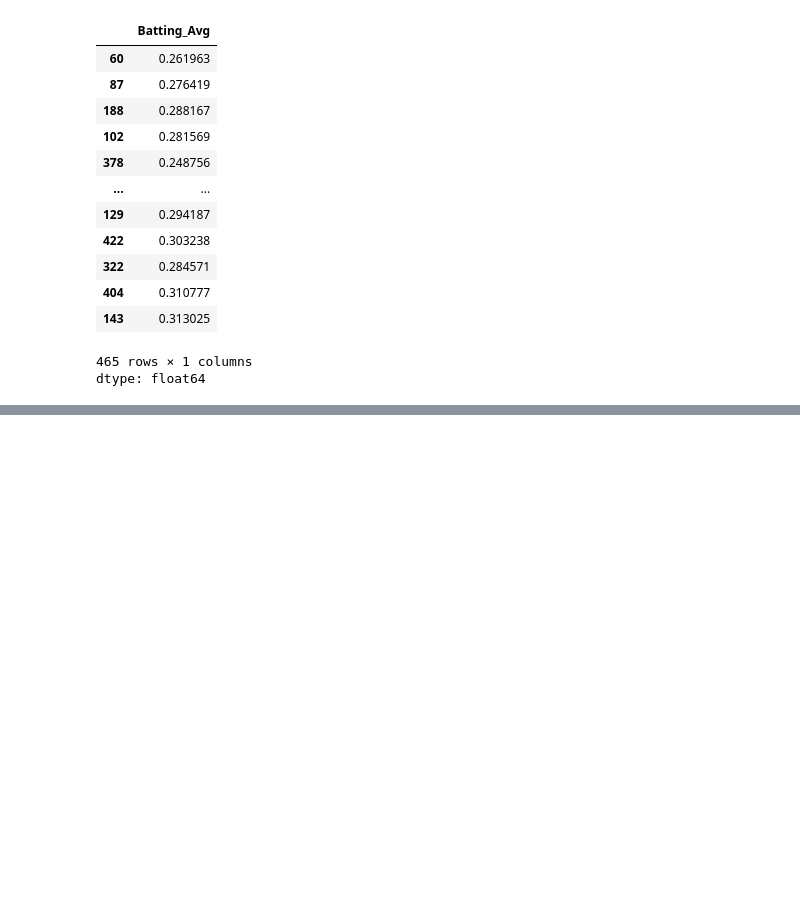
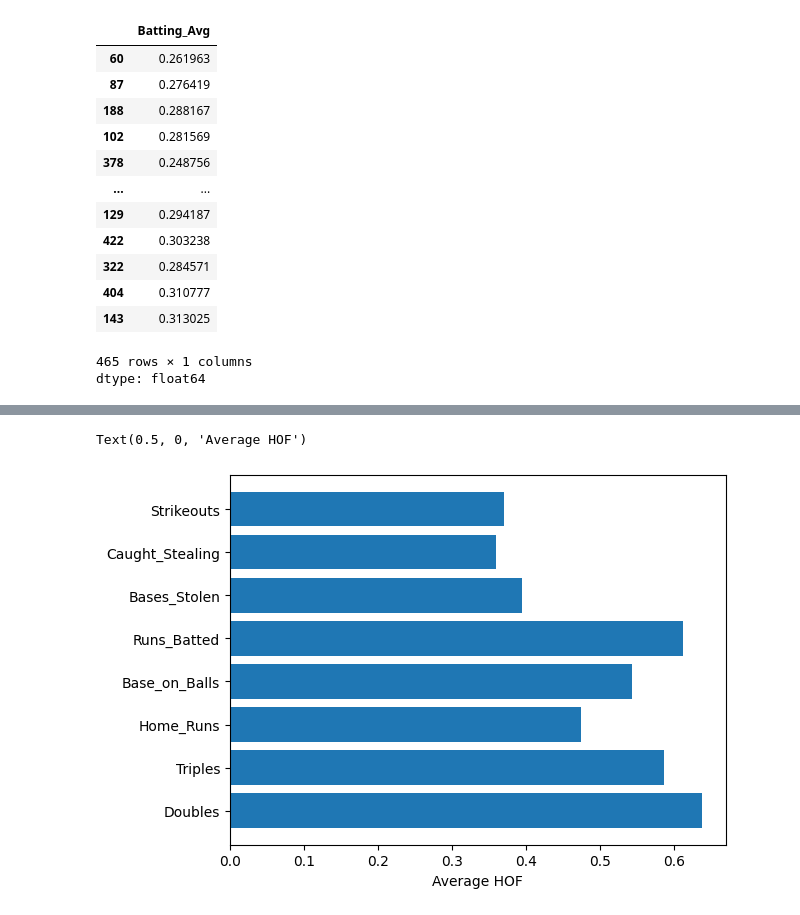
Before and after one commit to A-Peoples/DSRP_Project, a Jupyter notebook: Data_Science_Project_2025.ipynb, the cells around one changed output, grey strips where cells are left out. Saved outputs shown, nothing was run; the diff lists cells and outputs as text; code cells hidden in the pictures; blank space fills up the shorter version.

```diff
--- a/Data_Science_Project_2025.ipynb
+++ b/Data_Science_Project_2025.ipynb
@@ -126,0 +110,21 @@ standard_df.tail(1)
+# %%
+cols = ['Doubles', 'Triples', 'Home_Runs', 'Base_on_Balls', 'Runs_Batted', 'Bases_Stolen', 'Caught_Stealing', 'Strikeouts']
+num_list = []
+for col in cols:
+  y = standard_df.loc[standard_df[col] > x[col].iloc[0]].HOF.mean()
+  num_list.append(y)
+
+nums = {cols[0]: num_list[0],
+ cols[1]: num_list[1],
+ cols[2]: num_list[2],
+ cols[3]: num_list[3],
+ cols[4]: num_list[4],
+ cols[5]: num_list[5],
+ cols[6]: num_list[6],
+ cols[7]: num_list[7],}
+
+plt.barh(cols, num_list)
+plt.xlabel("Average HOF")
+# %% [output]
+Text(0.5, 0, 'Average HOF')
+[figure, added]
```
Also changed, not shown: parts of 3 cells of this notebook.
